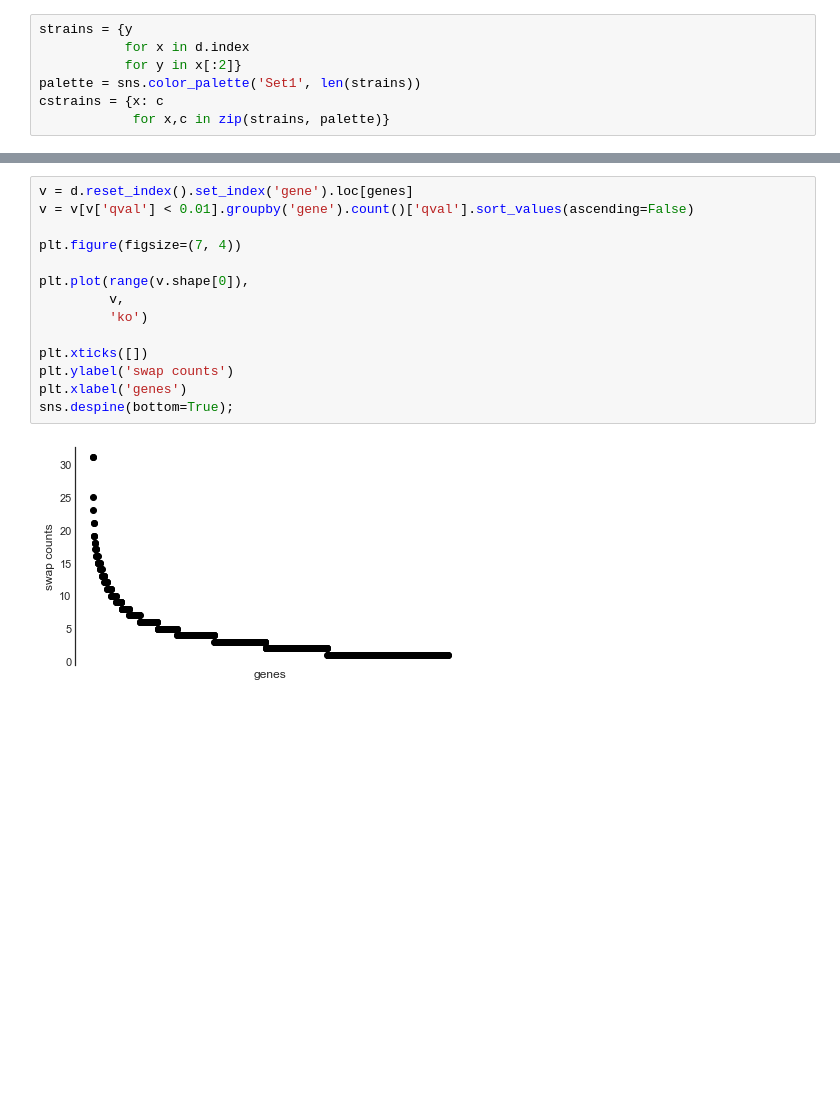
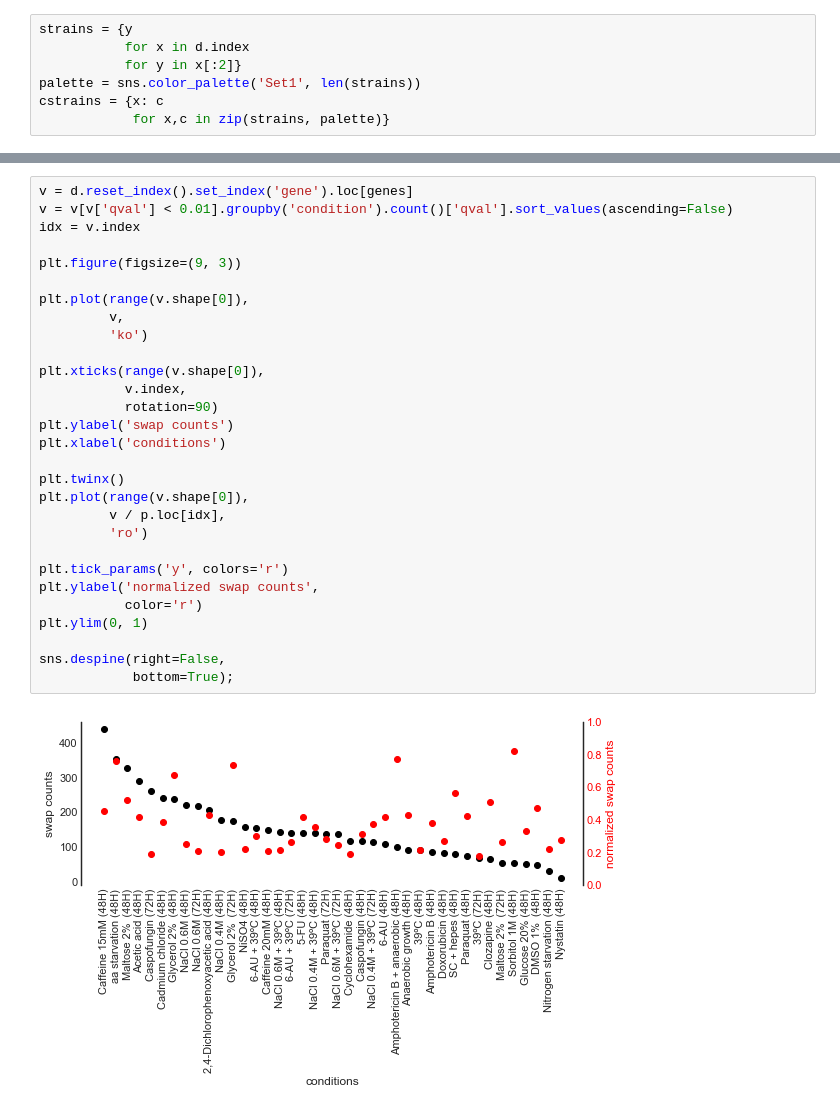
Before and after one commit to mgalardini/2018koyeast, a Jupyter notebook: notebooks/deviations.ipynb, the cells around one changed output, grey strips where cells are left out. Cells and saved outputs as stored; diff of their text form; blank space fills up the shorter version.

```diff
--- a/notebooks/deviations.ipynb
+++ b/notebooks/deviations.ipynb
@@ -110,16 +163,31 @@ Name: qval, dtype: int64
 # %%
 v = d.reset_index().set_index('gene').loc[genes]
-v = v[v['qval'] < 0.01].groupby('gene').count()['qval'].sort_values(ascending=False)
+v = v[v['qval'] < 0.01].groupby('condition').count()['qval'].sort_values(ascending=False)
+idx = v.index
 
-plt.figure(figsize=(7, 4))
+plt.figure(figsize=(9, 3))
 
 plt.plot(range(v.shape[0]),
          v,
          'ko')
 
-plt.xticks([])
+plt.xticks(range(v.shape[0]),
+           v.index,
+           rotation=90)
 plt.ylabel('swap counts')
-plt.xlabel('genes')
-sns.despine(bottom=True);
+plt.xlabel('conditions')
+
+plt.twinx()
+plt.plot(range(v.shape[0]),
+         v / p.loc[idx],
+         'ro')
+
+plt.tick_params('y', colors='r')
+plt.ylabel('normalized swap counts',
+           color='r')
+plt.ylim(0, 1)
+
+sns.despine(right=False,
+            bottom=True);
 # %% [output]
-[figure, old version]
+[figure, new version]
```
Also changed, not shown: parts of 19 cells of this notebook.
